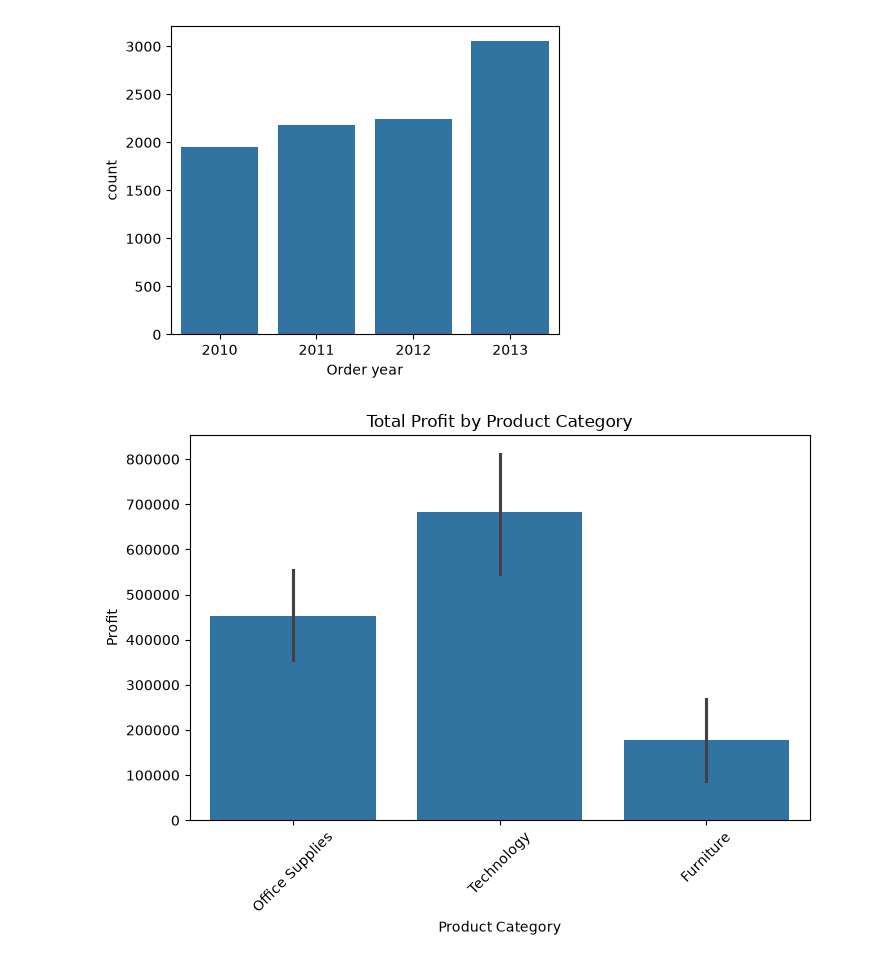
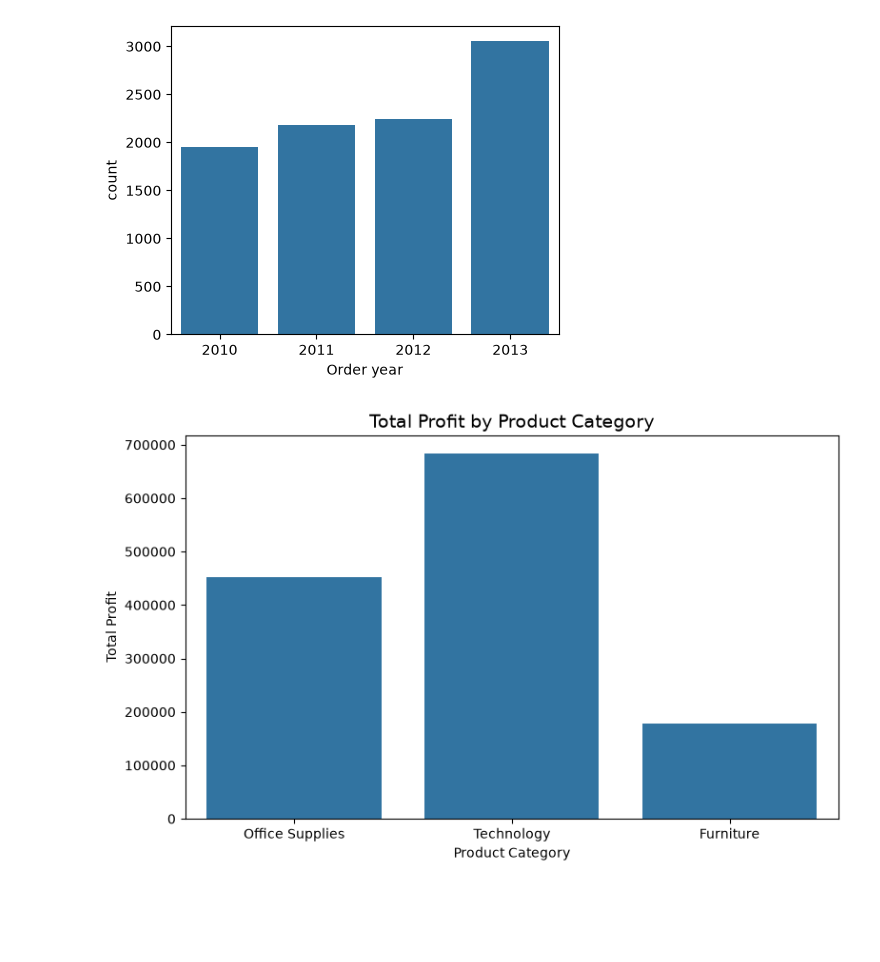
Before and after one commit to somkhushi2013-hub/Commerce-Sales-Data-Analysis, a Jupyter notebook: Commerce Sales Analysis .ipynb, the cells around one changed output. Saved outputs shown, nothing was run; the diff lists cells and outputs as text; code cells hidden in the pictures; blank space fills up the shorter version.

```diff
--- a/Commerce Sales Analysis .ipynb
+++ b/Commerce Sales Analysis .ipynb
@@ -471,20 +487,29 @@ plt.show()
 # %% [output]
 [figure]
 # %%
+import pandas as pd
+import numpy as np
+import matplotlib.pyplot as plt
 import seaborn as sns
-import matplotlib.pyplot as plt
-import numpy as np
 
+# Create figure
 plt.figure(figsize=(8, 5))
+
+# Bar plot
 sns.barplot(
-    x="Product Category",
-    y="Profit",
+    x='Product Category',
+    y='Profit',
     data=dataset,
-    estimator=np.sum
+    estimator=np.sum,
+    errorbar=None
 )
 
-plt.title("Total Profit by Product Category")
-plt.xticks(rotation=45)
+# Add title and labels
+plt.title('Total Profit by Product Category', fontsize=14)
+plt.xlabel('Product Category')
+plt.ylabel('Total Profit')
+
+plt.tight_layout()
 plt.show()
 # %% [output]
-[figure, old version]
+[figure, new version]
```
Also changed, not shown: parts of 19 cells of this notebook.
